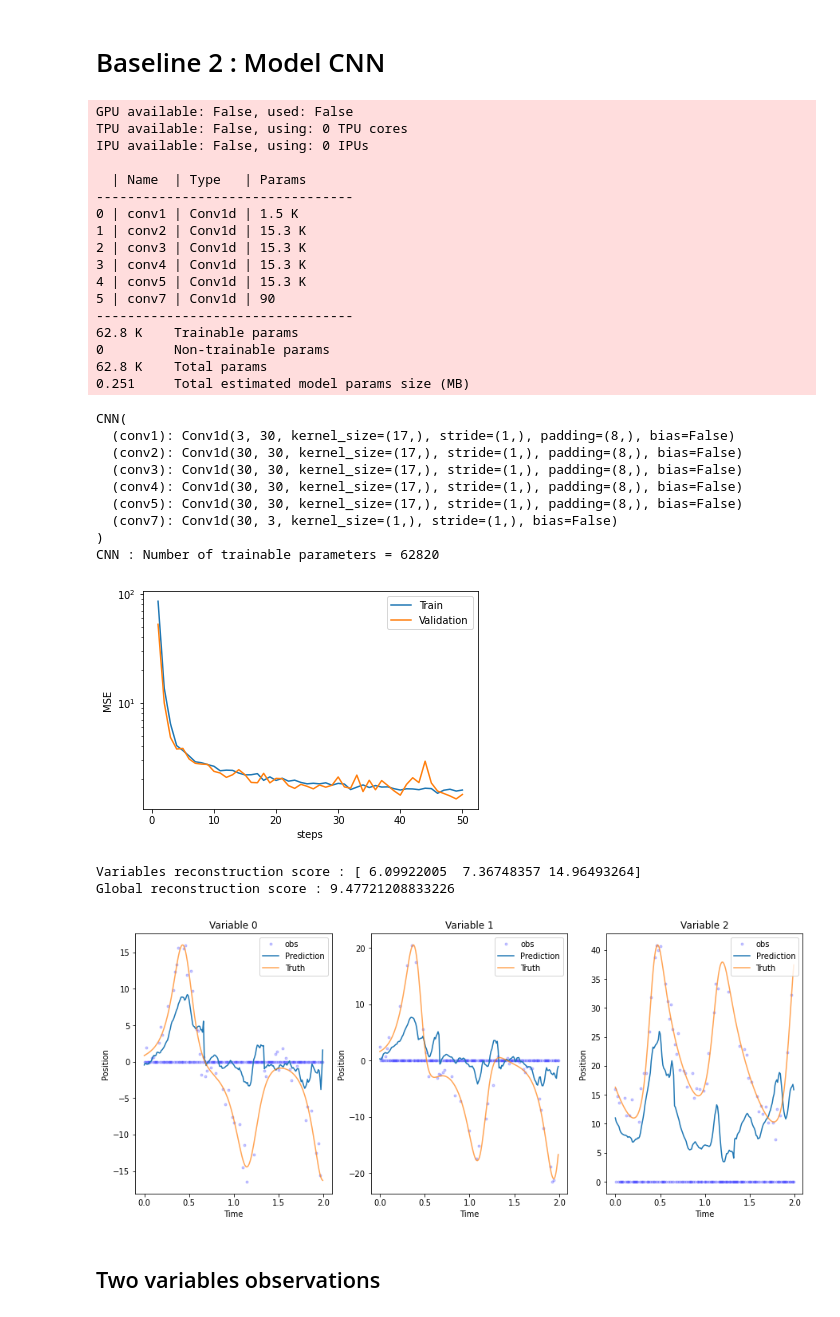
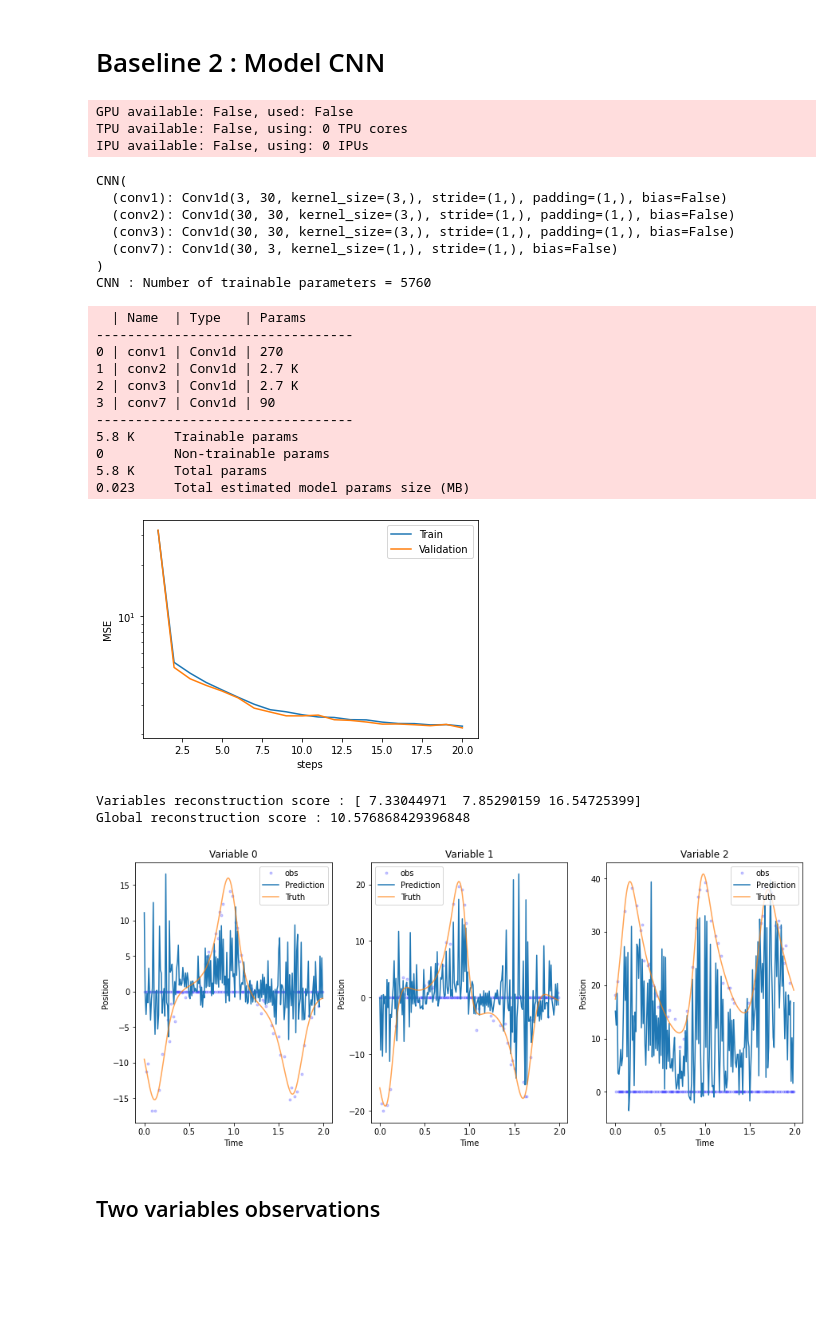
Before and after one commit to cdurand95/DataAssimilationProject, a Jupyter notebook: Baseline_L63.ipynb, the cells around one changed output. Drawn from its saved outputs; the diff is of its cells as text; code cells hidden in the pictures; blank space fills up the shorter version.

```diff
--- a/Baseline_L63.ipynb
+++ b/Baseline_L63.ipynb
@@ -169,7 +169,7 @@ print(R_score)
 # Baseline 2 : Model CNN
 # %%
 shapeData  = Training_dataset['Truth'].shape[1:]
-dW =8
+dW =1
 dimCNN = 10
 class CNN(pl.LightningModule):
 
@@ -178,8 +178,8 @@ class CNN(pl.LightningModule):
         self.conv1  = torch.nn.Conv1d(shapeData[1],shapeData[1]*dimCNN,2*dW+1,padding=dW,bias=False)
         self.conv2  = torch.nn.Conv1d(shapeData[1]*dimCNN,shapeData[1]*dimCNN,2*dW+1,padding=dW,bias=False)
         self.conv3  = torch.nn.Conv1d(shapeData[1]*dimCNN,shapeData[1]*dimCNN,2*dW+1,padding=dW,bias=False)
-        self.conv4  = torch.nn.Conv1d(shapeData[1]*dimCNN,shapeData[1]*dimCNN,2*dW+1,padding=dW,bias=False)
-        self.conv5  = torch.nn.Conv1d(shapeData[1]*dimCNN,shapeData[1]*dimCNN,2*dW+1,padding=dW,bias=False)
+        #self.conv4  = torch.nn.Conv1d(shapeData[1]*dimCNN,shapeData[1]*dimCNN,2*dW+1,padding=dW,bias=False)
+        #self.conv5  = torch.nn.Conv1d(shapeData[1]*dimCNN,shapeData[1]*dimCNN,2*dW+1,padding=dW,bias=False)
         #self.conv6  = torch.nn.Conv1d(shapeData[0]*dimCNN,shapeData[0]*dimCNN,1,padding=0,bias=False)
         self.conv7  = torch.nn.Conv1d(shapeData[1]*dimCNN,shapeData[1],1,padding=0,bias=False)
 
@@ -193,8 +193,8 @@ class CNN(pl.LightningModule):
         x = self.conv1( xinp )
         x = self.conv2( F.relu(x) )
         x = self.conv3( F.relu(x) )
-        x = self.conv4( F.relu(x) )
-        x = self.conv5( F.relu(x) )
+        #x = self.conv4( F.relu(x) )
+        #x = self.conv5( F.relu(x) )
         #x = self.conv6( F.relu(x) )
         x = self.conv7( F.relu(x) )
         x = x.view(-1,shapeData[0],shapeData[1])
@@ -276,36 +276,31 @@ print('CNN : Number of trainable parameters = %d'%(sum(p.numel() for p in model_
 
 tb_logger = pl_loggers.TensorBoardLogger("logs/")
 #Train the model
-trainer = pl.Trainer(logger=tb_logger,max_epochs=50,enable_progress_bar=False,limit_train_batches=1.0)
+trainer = pl.Trainer(logger=tb_logger,max_epochs=20,enable_progress_bar=True,limit_train_batches=1.0)
 trainer.fit(model_CNN)
 # %% [output]
 GPU available: False, used: False
 TPU available: False, using: 0 TPU cores
 IPU available: False, using: 0 IPUs
-
-  | Name  | Type   | Params
----------------------------------
-0 | conv1 | Conv1d | 1.5 K
-1 | conv2 | Conv1d | 15.3 K
-2 | conv3 | Conv1d | 15.3 K
-3 | conv4 | Conv1d | 15.3 K
-4 | conv5 | Conv1d | 15.3 K
-5 | conv7 | Conv1d | 90
----------------------------------
-62.8 K    Trainable params
-0         Non-trainable params
-62.8 K    Total params
-0.251     Total estimated model params size (MB)
 CNN(
-  (conv1): Conv1d(3, 30, kernel_size=(17,), stride=(1,), padding=(8,), bias=False)
-  (conv2): Conv1d(30, 30, kernel_size=(17,), stride=(1,), padding=(8,), bias=False)
-  (conv3): Conv1d(30, 30, kernel_size=(17,), stride=(1,), padding=(8,), bias=False)
-  (conv4): Conv1d(30, 30, kernel_size=(17,), stride=(1,), padding=(8,), bias=False)
-  (conv5): Conv1d(30, 30, kernel_size=(17,), stride=(1,), padding=(8,), bias=False)
+  (conv1): Conv1d(3, 30, kernel_size=(3,), stride=(1,), padding=(1,), bias=False)
+  (conv2): Conv1d(30, 30, kernel_size=(3,), stride=(1,), padding=(1,), bias=False)
+  (conv3): Conv1d(30, 30, kernel_size=(3,), stride=(1,), padding=(1,), bias=False)
   (conv7): Conv1d(30, 3, kernel_size=(1,), stride=(1,), bias=False)
 )
-CNN : Number of trainable parameters = 62820
+CNN : Number of trainable parameters = 5760
+  | Name  | Type   | Params
+---------------------------------
+0 | conv1 | Conv1d | 270
+1 | conv2 | Conv1d | 2.7 K
+2 | conv3 | Conv1d | 2.7 K
+3 | conv7 | Conv1d | 90
+---------------------------------
+5.8 K     Trainable params
+0         Non-trainable params
+5.8 K     Total params
+0.023     Total estimated model params size (MB)
 # %%
-plot_loss(model_CNN,max_epoch=50)
+plot_loss(model_CNN,max_epoch=20)
 # %% [output]
-[figure, old version]
+[figure, new version]
@@ -312,11 +312,11 @@ plot_loss(model_CNN,max_epoch=50)
 # %%
-plot_prediction(model_CNN,idx=0,dataset = Test_dataset)
+plot_prediction(model_CNN,idx=25,dataset = Test_dataset)
 
 r_score = R_score(model_CNN,dataset = Test_dataset)
 # %% [output]
-Variables reconstruction score : [ 6.09922005  7.36748357 14.96493264]
-Global reconstruction score : 9.47721208833226
+Variables reconstruction score : [ 7.33044971  7.85290159 16.54725399]
+Global reconstruction score : 10.576868429396848
-[figure, old version]
+[figure, new version]
 # %% [markdown]
 ## Two variables observations
 # %%
```
Also changed, not shown: parts of 1 cell of this notebook, 2 other files.
